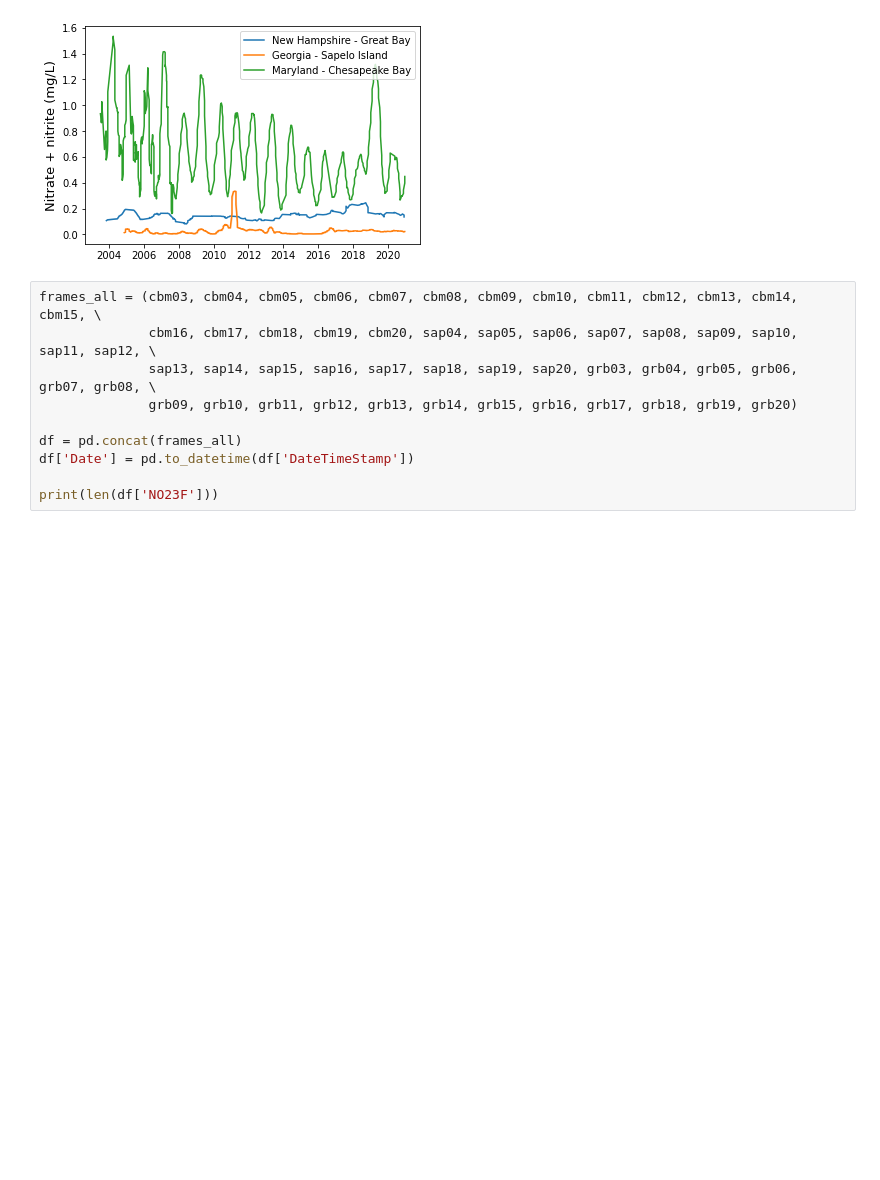
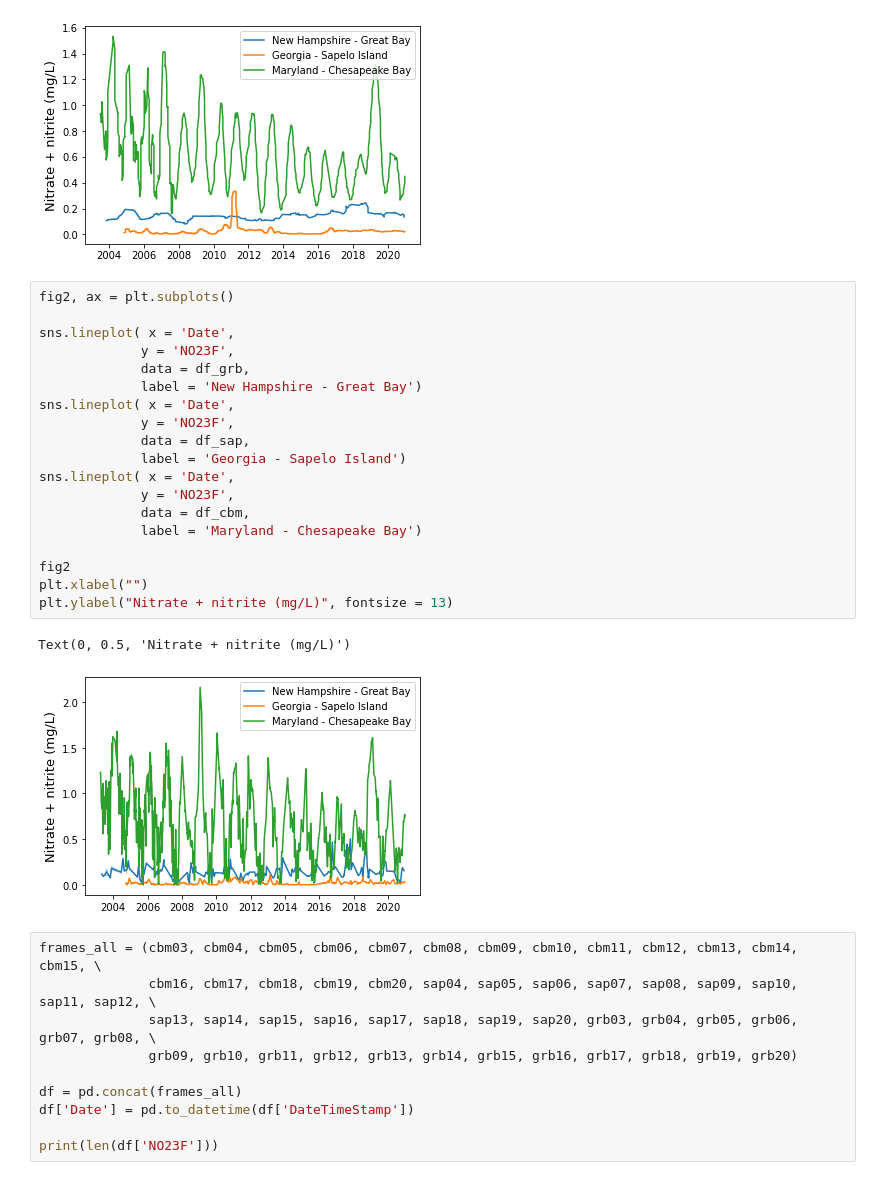
Before and after one commit to asajulien/PhD, a Jupyter notebook: Jupyter/NERR data.ipynb, the cells around one changed output. Saved outputs shown, nothing was run; the diff lists cells and outputs as text; blank space fills up the shorter version.

```diff
--- a/Jupyter/NERR data.ipynb
+++ b/Jupyter/NERR data.ipynb
@@ -152,6 +152,28 @@ plt.ylabel("Nitrate + nitrite (mg/L)", fontsize = 13)
 # %% [output]
 Text(0, 0.5, 'Nitrate + nitrite (mg/L)')
 [figure]
+# %%
+fig2, ax = plt.subplots()
+
+sns.lineplot( x = 'Date',
+             y = 'NO23F',
+             data = df_grb,
+             label = 'New Hampshire - Great Bay')
+sns.lineplot( x = 'Date',
+             y = 'NO23F',
+             data = df_sap,
+             label = 'Georgia - Sapelo Island')
+sns.lineplot( x = 'Date',
+             y = 'NO23F',
+             data = df_cbm,
+             label = 'Maryland - Chesapeake Bay')
+
+fig2
+plt.xlabel("")
+plt.ylabel("Nitrate + nitrite (mg/L)", fontsize = 13)
+# %% [output]
+Text(0, 0.5, 'Nitrate + nitrite (mg/L)')
+[figure, added]
 # %%
 frames_all = (cbm03, cbm04, cbm05, cbm06, cbm07, cbm08, cbm09, cbm10, cbm11, cbm12, cbm13, cbm14, cbm15, \
               cbm16, cbm17, cbm18, cbm19, cbm20, sap04, sap05, sap06, sap07, sap08, sap09, sap10, sap11, sap12, \
```
Also changed, not shown: parts of 1 cell of this notebook.
